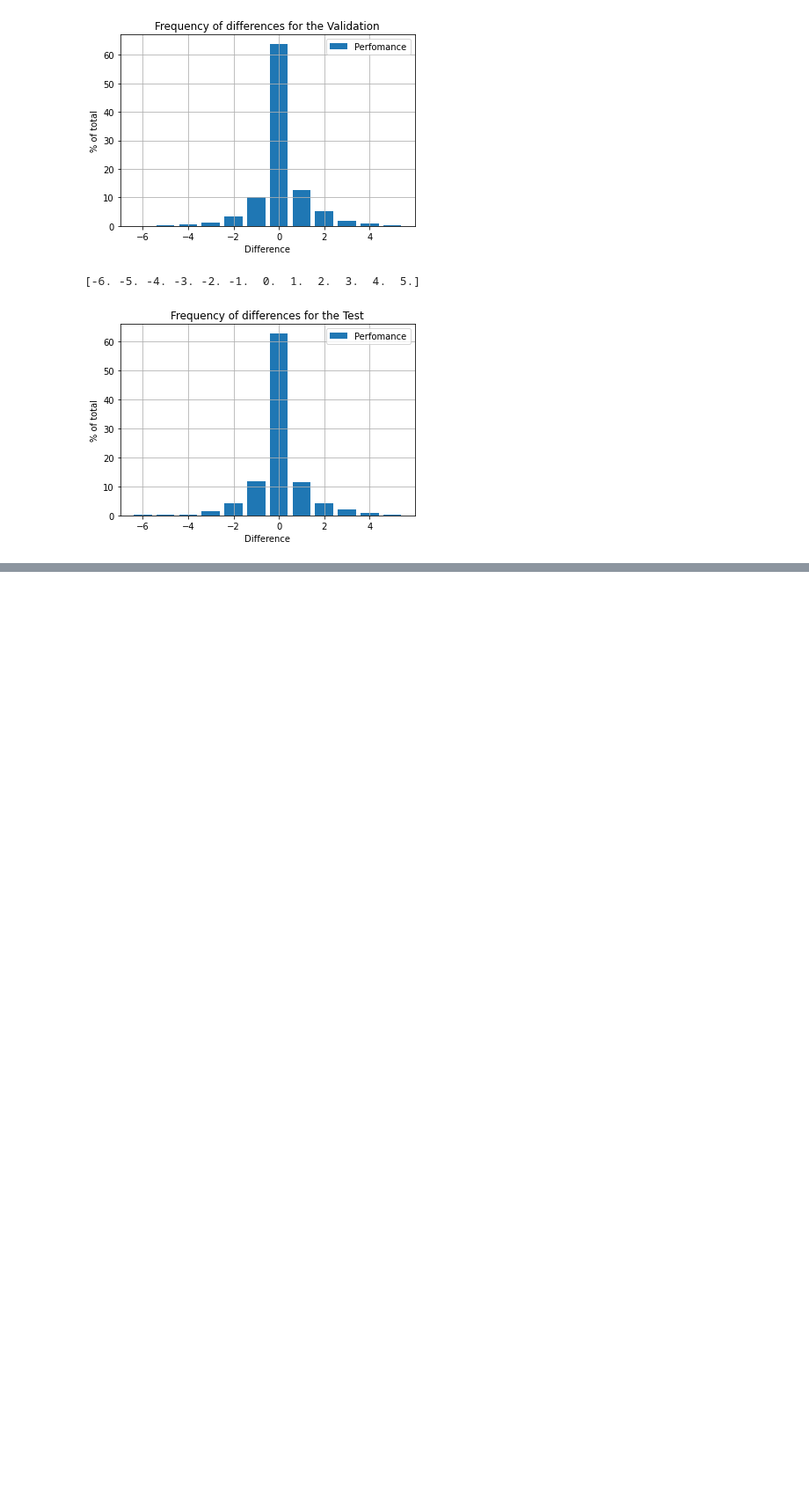
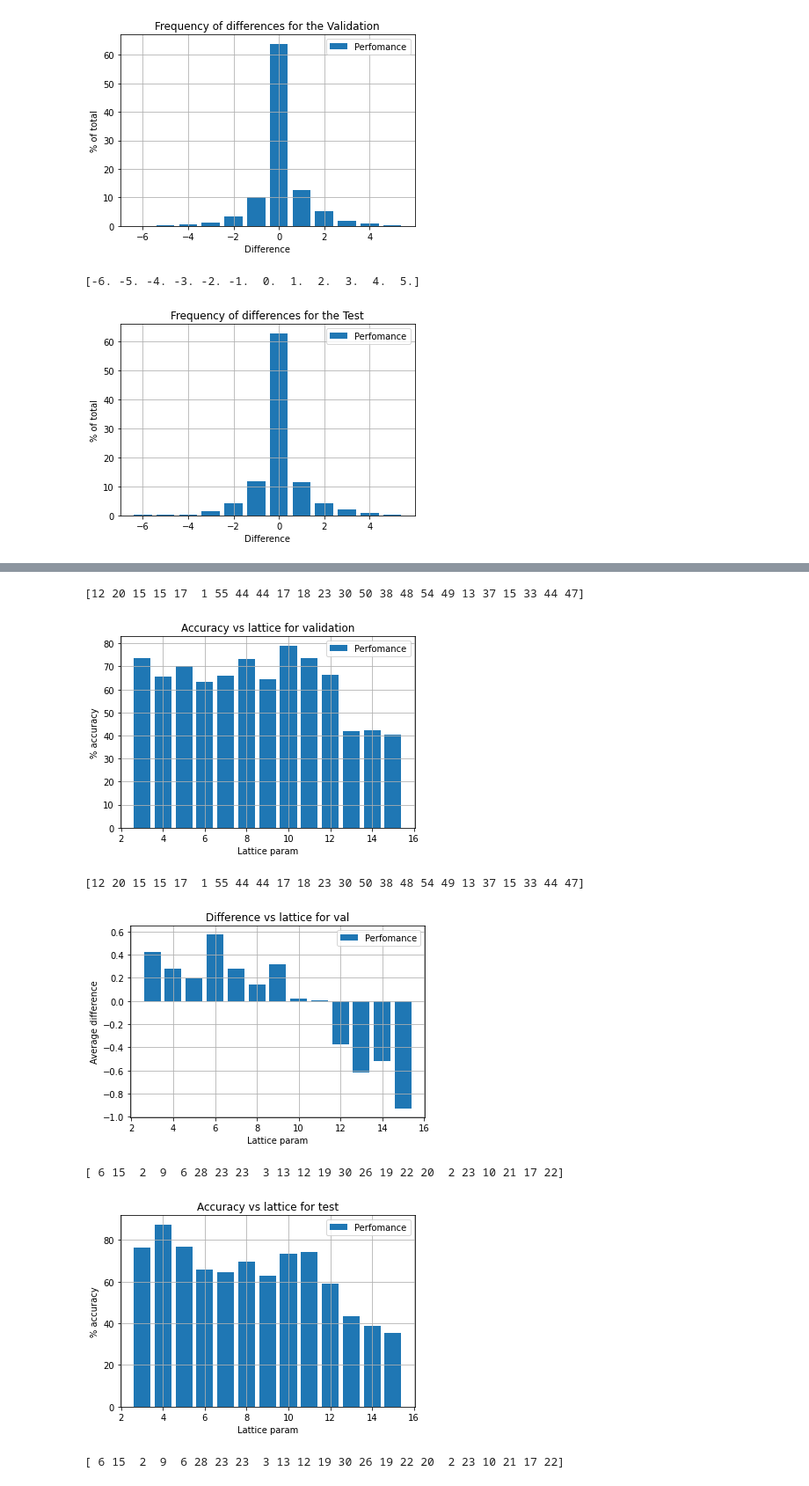
Before and after one commit to JamesLloydPartington/FelixML_New, a Jupyter notebook: data_analysis/classification/confusion_matrix.ipynb, the cells around one changed output, grey strips where cells are left out. Shown: that part at 88% size. Saved outputs shown, nothing was run; the diff lists cells and outputs as text; code cells hidden in the pictures; blank space fills up the shorter version.

```diff
--- a/data_analysis/classification/confusion_matrix.ipynb
+++ b/data_analysis/classification/confusion_matrix.ipynb
@@ -316,0 +473,60 @@ plt.show()
+# %%
+plt.bar(BinLattice_values_val, 100 * BinLattice_Acc_val, label = "Perfomance")
+print(HistSpaceGroup_val)
+plt.xlabel('Lattice param')
+
+plt.ylabel('% accuracy')
+plt.title('Accuracy vs lattice for validation')
+plt.legend()
+#plt.xscale("log")
+#plt.yscale("log")
+plt.grid()
+plt.show()
+
+plt.bar(BinLattice_values_val, BinLattice_Diff_val, label = "Perfomance")
+print(HistSpaceGroup_val)
+plt.xlabel('Lattice param')
+
+plt.ylabel('Average difference')
+plt.title('Difference vs lattice for val')
+plt.legend()
+#plt.xscale("log")
+#plt.yscale("log")
+plt.grid()
+plt.show()
+
+
+
+
+
+plt.bar(BinLattice_values_test, 100 * BinLattice_Acc_test, label = "Perfomance")
+print(HistSpaceGroup_test)
+plt.xlabel('Lattice param')
+
+plt.ylabel('% accuracy')
+plt.title('Accuracy vs lattice for test')
+plt.legend()
+#plt.xscale("log")
+#plt.yscale("log")
+plt.grid()
+plt.show()
+
+plt.bar(BinLattice_values_test, BinLattice_Diff_test, label = "Perfomance")
+print(HistSpaceGroup_test)
+plt.xlabel('Lattice param')
+
+plt.ylabel('Average difference')
+plt.title('Difference vs lattice for test')
+plt.legend()
+#plt.xscale("log")
+#plt.yscale("log")
+plt.grid()
+plt.show()
+# %% [output]
+[12 20 15 15 17  1 55 44 44 17 18 23 30 50 38 48 54 49 13 37 15 33 44 47]
+[figure, added]
+[12 20 15 15 17  1 55 44 44 17 18 23 30 50 38 48 54 49 13 37 15 33 44 47]
+[figure, added]
+[ 6 15  2  9  6 28 23 23  3 13 12 19 30 26 19 22 20  2 23 10 21 17 22]
+[figure, added]
+[ 6 15  2  9  6 28 23 23  3 13 12 19 30 26 19 22 20  2 23 10 21 17 22]
```
Also changed, not shown: parts of 5 cells of this notebook.
